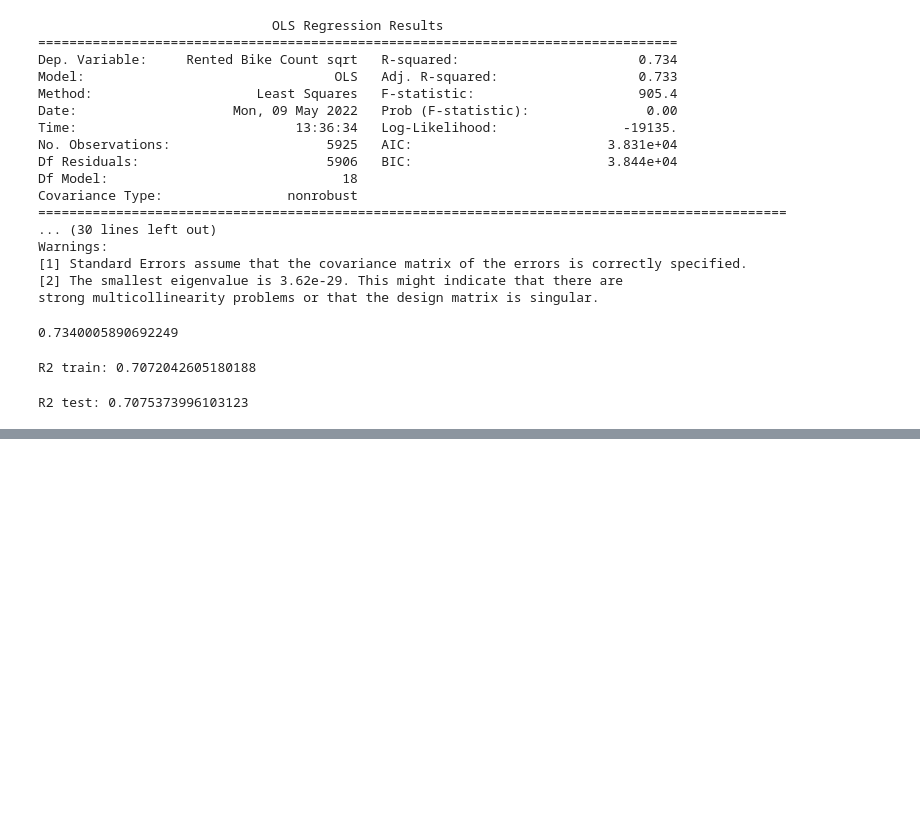
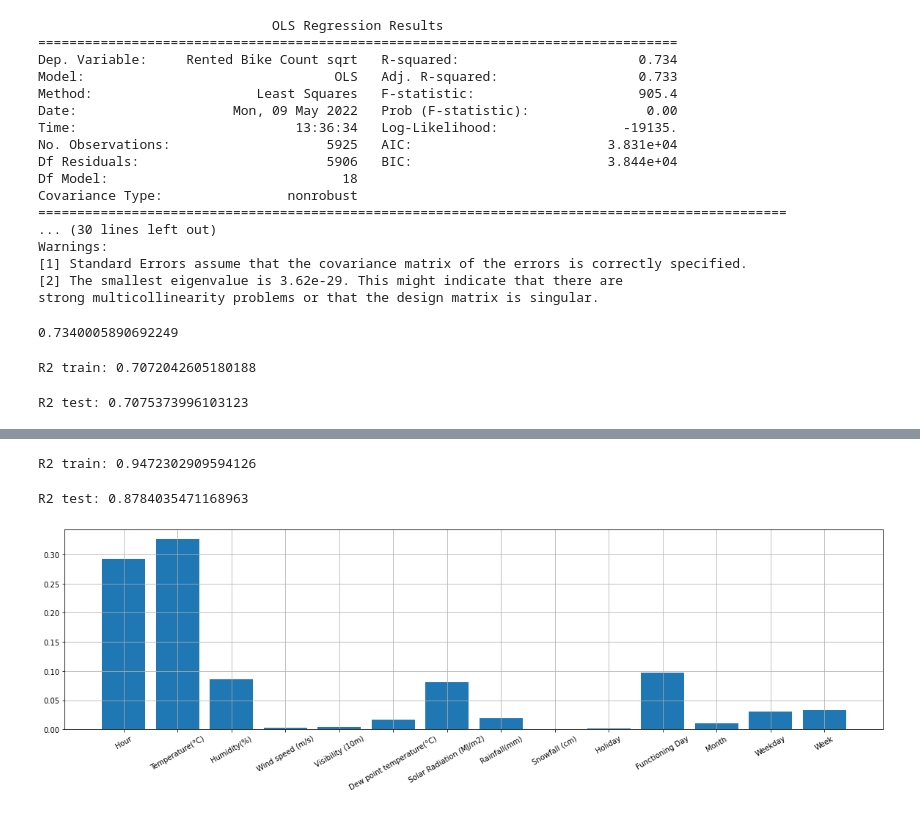
Before and after one commit to Abhi-nav0506/Capstone-Project---Bike-Sharing-Demand-Prediction--, a Jupyter notebook: Bike_Sharing_Demand_Prediction_Capstone_Project.ipynb, the cells around one changed output, grey strips where cells are left out. Saved outputs shown, nothing was run; the diff lists cells and outputs as text; code cells hidden in the pictures; blank space fills up the shorter version.

```diff
--- a/Bike_Sharing_Demand_Prediction_Capstone_Project.ipynb
+++ b/Bike_Sharing_Demand_Prediction_Capstone_Project.ipynb
@@ -833,0 +903,16 @@ R2 test: 0.7075373996103123
+# %%
+from sklearn.tree import DecisionTreeRegressor
+
+dtr = DecisionTreeRegressor(random_state = 0)
+# %%
+dtr_params = {'max_depth' : [10,12,15,18] , 'min_samples_split':[5,10,12,15,17,20],'min_samples_leaf': [3,4,5,6,8]
+                 }
+# %%
+seoul_dtr_cv= GridSearchCV(estimator=dtr, param_grid = dtr_params, cv = 5)
+# %%
+seoul_dtr = seoul_dtr_cv.fit(x_train, y_train)
+
+print(" Results from Grid Search " )
+print("\n The best estimator across ALL searched params:\n",seoul_dtr.best_estimator_)
+print("\n The best score across ALL searched params:\n",seoul_dtr.best_score_)
+print("\n The best parameters across ALL searched params:\n",seoul_dtr.best_params_)
@@ -833,0 +933,5 @@ R2 test: 0.7075373996103123
+# %%
+r2 = r2_score((y_train), (y_train_pred))
+print("R2 train:" ,r2)
+# %% [output]
+R2 train: 0.9472302909594126
@@ -833,0 +940,13 @@ R2 test: 0.7075373996103123
+# %%
+r2 = r2_score((y_test), (y_test_pred))
+print("R2 test:" ,r2)
+# %% [output]
+R2 test: 0.8784035471168963
+# %%
+importance = list(seoul_dtr.best_estimator_.feature_importances_)
+plt.figure(figsize = (20,5))
+plt.bar(x_train.columns,importance)
+plt.xticks(rotation=30)
+plt.grid()
+# %% [output]
+[figure, added]
```
Also changed, not shown: parts of 34 cells of this notebook.
